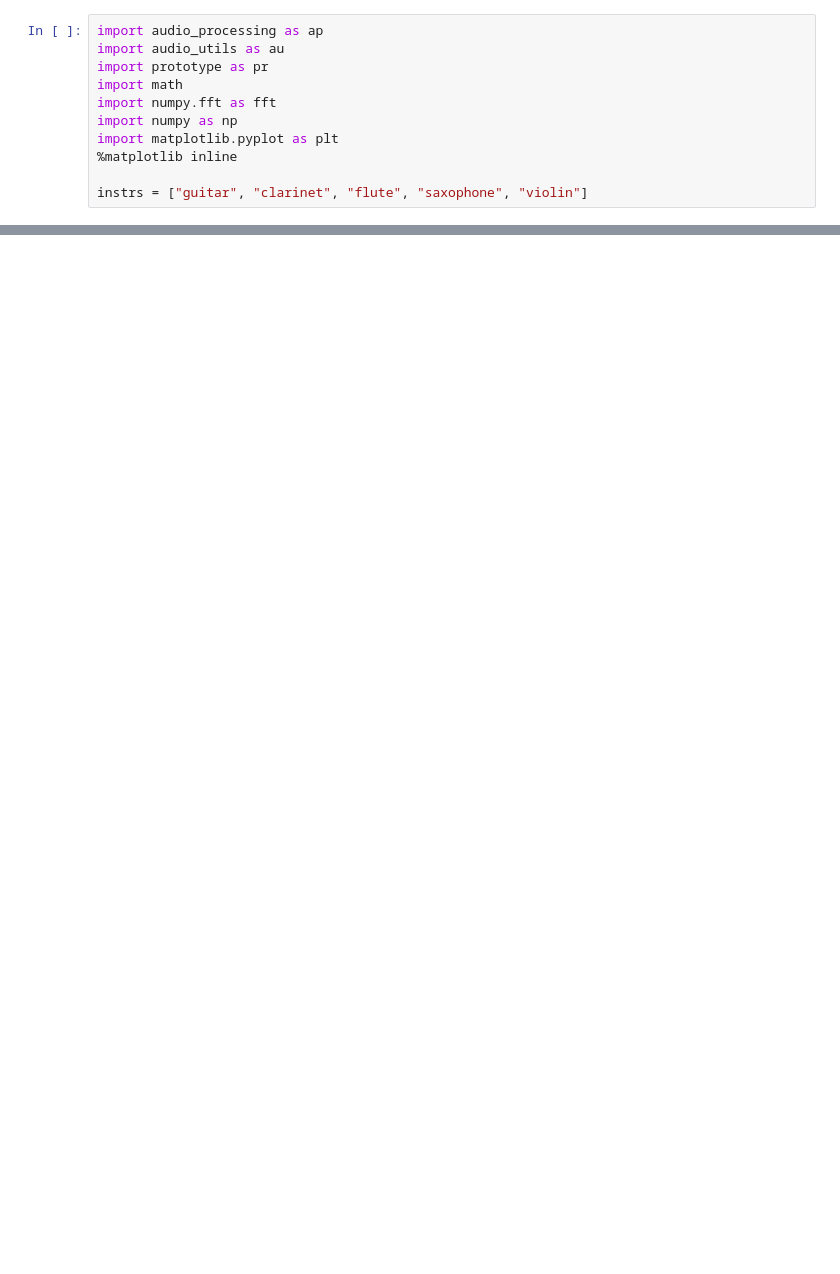
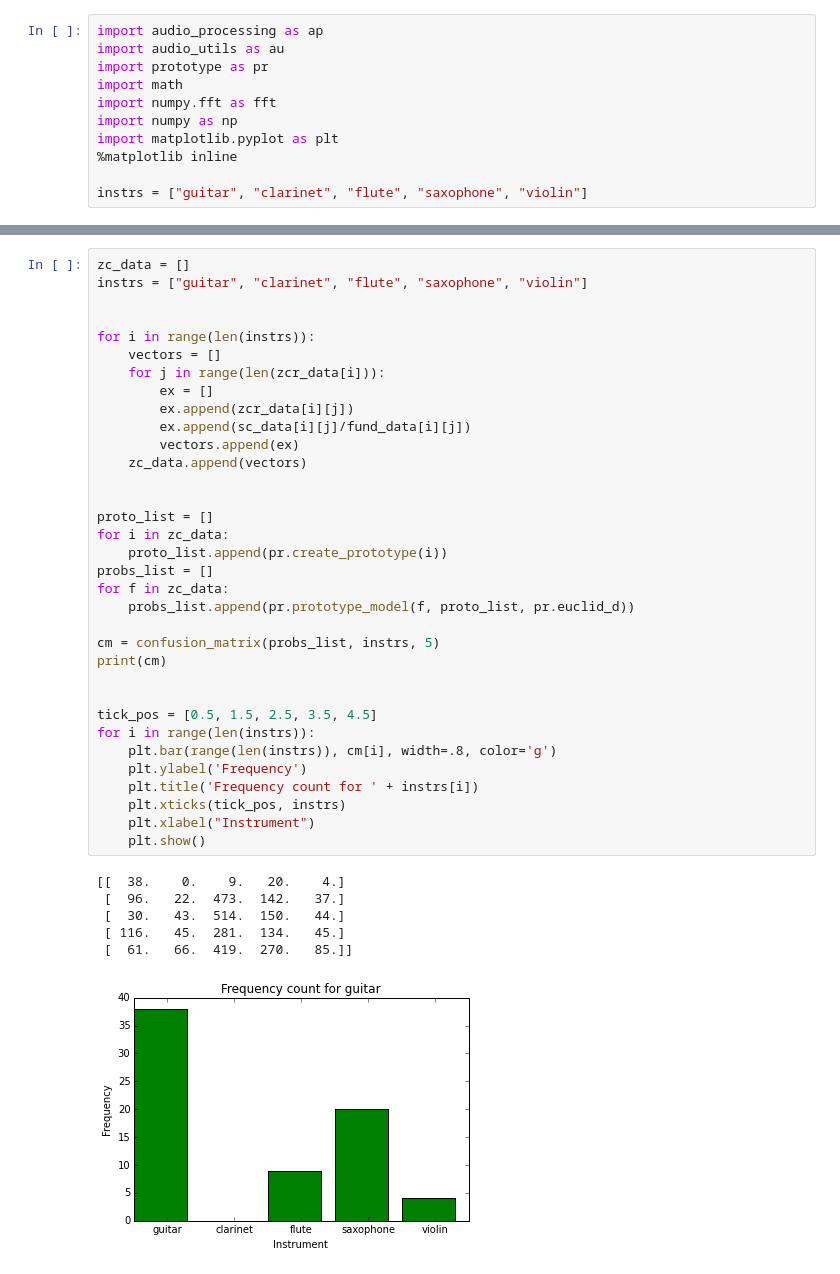
Before and after one commit to bertschingert/cs328-final, a Jupyter notebook: Testing the Prototype Model.ipynb, the cells around one changed output, grey strips where cells are left out. Cells and saved outputs as stored; diff of their text form; blank space fills up the shorter version.

```diff
--- a/Testing the Prototype Model.ipynb
+++ b/Testing the Prototype Model.ipynb
@@ -194,0 +197,41 @@ FileNotFoundError: [Errno 2] No such file or directory: 'reps/guitar_nflux.txt'
+# %%
+zc_data = []
+instrs = ["guitar", "clarinet", "flute", "saxophone", "violin"]
+
+
+for i in range(len(instrs)):
+    vectors = []
+    for j in range(len(zcr_data[i])):
+        ex = []
+        ex.append(zcr_data[i][j])
+        ex.append(sc_data[i][j]/fund_data[i][j])
+        vectors.append(ex)
+    zc_data.append(vectors)
+
+
+proto_list = []
+for i in zc_data:
+    proto_list.append(pr.create_prototype(i))
+probs_list = []
+for f in zc_data:
+    probs_list.append(pr.prototype_model(f, proto_list, pr.euclid_d))
+
+cm = confusion_matrix(probs_list, instrs, 5)
+print(cm)
+
+
+tick_pos = [0.5, 1.5, 2.5, 3.5, 4.5]
+for i in range(len(instrs)):
+    plt.bar(range(len(instrs)), cm[i], width=.8, color='g')
+    plt.ylabel('Frequency')
+    plt.title('Frequency count for ' + instrs[i])
+    plt.xticks(tick_pos, instrs)
+    plt.xlabel("Instrument")
+    plt.show()
+# %% [output]
+[[  38.    0.    9.   20.    4.]
+ [  96.   22.  473.  142.   37.]
+ [  30.   43.  514.  150.   44.]
+ [ 116.   45.  281.  134.   45.]
+ [  61.   66.  419.  270.   85.]]
+[figure, added]
```
Also changed, not shown: parts of 10 cells of this notebook.
